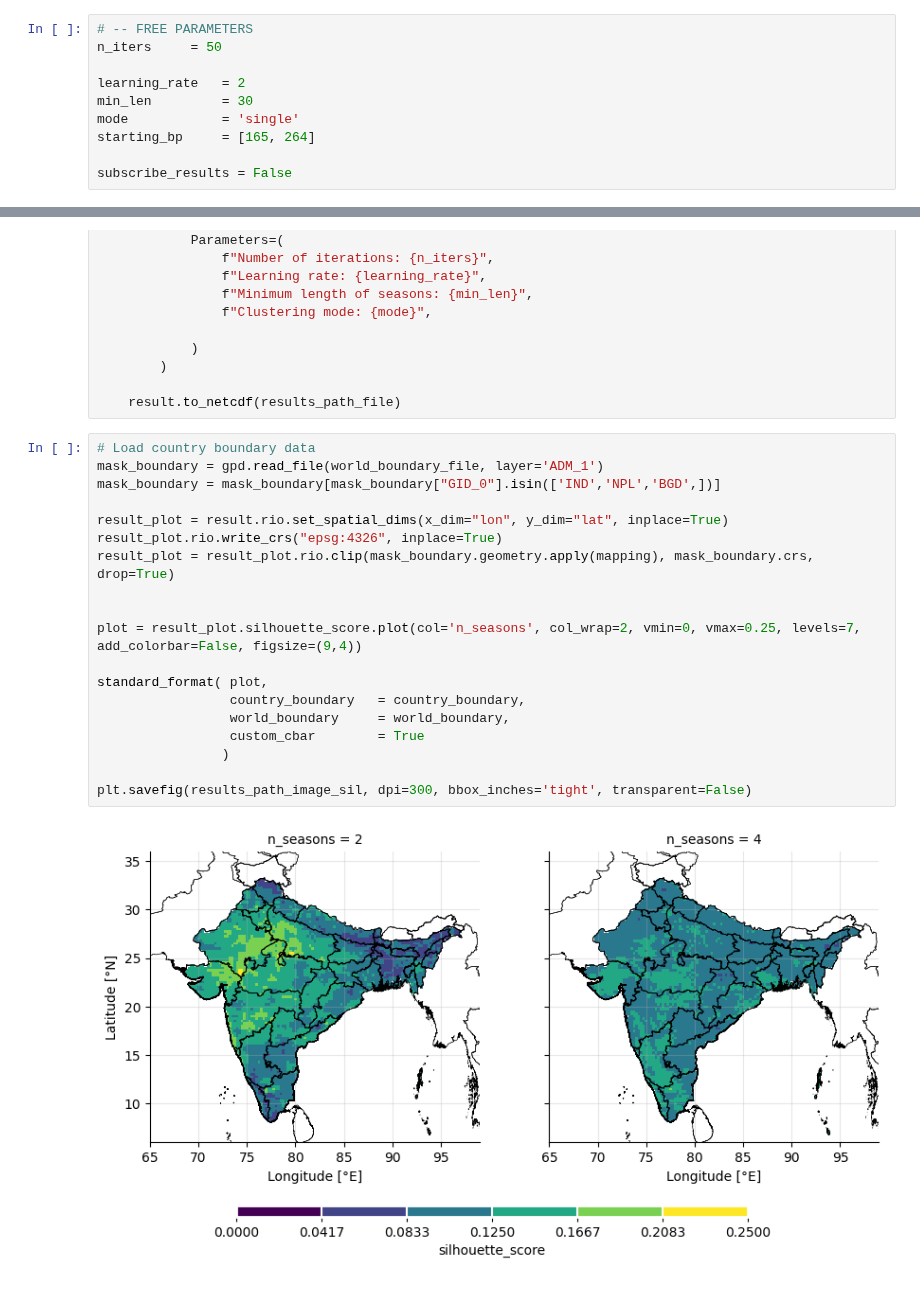
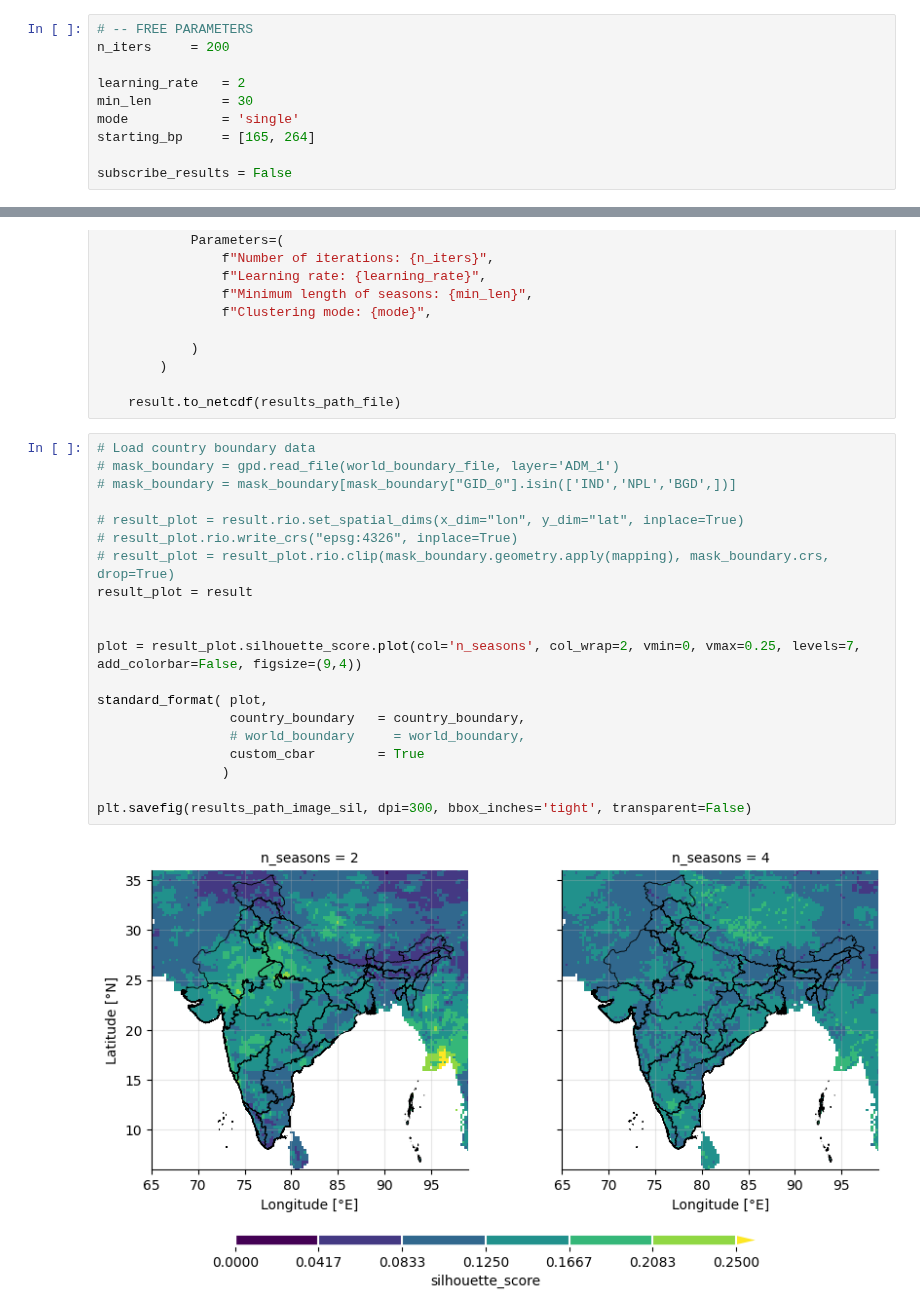
Before and after one commit to JGrassi97/XSeasonsDetect, a Jupyter notebook: notebooks/03_optimal_number_seasons.ipynb, the cells around one changed output, grey strips where cells are left out. Saved outputs shown, nothing was run; the diff lists cells and outputs as text.

```diff
--- a/notebooks/03_optimal_number_seasons.ipynb
+++ b/notebooks/03_optimal_number_seasons.ipynb
@@ -17,7 +17,7 @@ import warnings
 warnings.filterwarnings('ignore')
 # %%
 # -- FREE PARAMETERS
-n_iters     = 50
+n_iters     = 200
 
 learning_rate   = 2
 min_len         = 30
@@ -108,25 +110,26 @@ if not os.path.exists(results_path_file) or subscribe_results:
     result.to_netcdf(results_path_file)
 # %%
 # Load country boundary data
-mask_boundary = gpd.read_file(world_boundary_file, layer='ADM_1')
-mask_boundary = mask_boundary[mask_boundary["GID_0"].isin(['IND','NPL','BGD',])]
+# mask_boundary = gpd.read_file(world_boundary_file, layer='ADM_1')
+# mask_boundary = mask_boundary[mask_boundary["GID_0"].isin(['IND','NPL','BGD',])]
 
-result_plot = result.rio.set_spatial_dims(x_dim="lon", y_dim="lat", inplace=True)
-result_plot.rio.write_crs("epsg:4326", inplace=True)
-result_plot = result_plot.rio.clip(mask_boundary.geometry.apply(mapping), mask_boundary.crs, drop=True)
+# result_plot = result.rio.set_spatial_dims(x_dim="lon", y_dim="lat", inplace=True)
+# result_plot.rio.write_crs("epsg:4326", inplace=True)
+# result_plot = result_plot.rio.clip(mask_boundary.geometry.apply(mapping), mask_boundary.crs, drop=True)
+result_plot = result
 
 
 plot = result_plot.silhouette_score.plot(col='n_seasons', col_wrap=2, vmin=0, vmax=0.25, levels=7, add_colorbar=False, figsize=(9,4))
 
 standard_format( plot,
                  country_boundary   = country_boundary,
-                 world_boundary     = world_boundary,
+                 # world_boundary     = world_boundary,
                  custom_cbar        = True
                 )
 
 plt.savefig(results_path_image_sil, dpi=300, bbox_inches='tight', transparent=False)
 # %% [output]
-[figure, old version]
+[figure, new version]
 # %%
 plot = result_plot.optimal_n_seasons.plot(vmin=1, vmax=5, levels=3, add_colorbar=False, figsize=(6,6))
 
```
Also changed, not shown: parts of 4 cells of this notebook, 1 other file.
